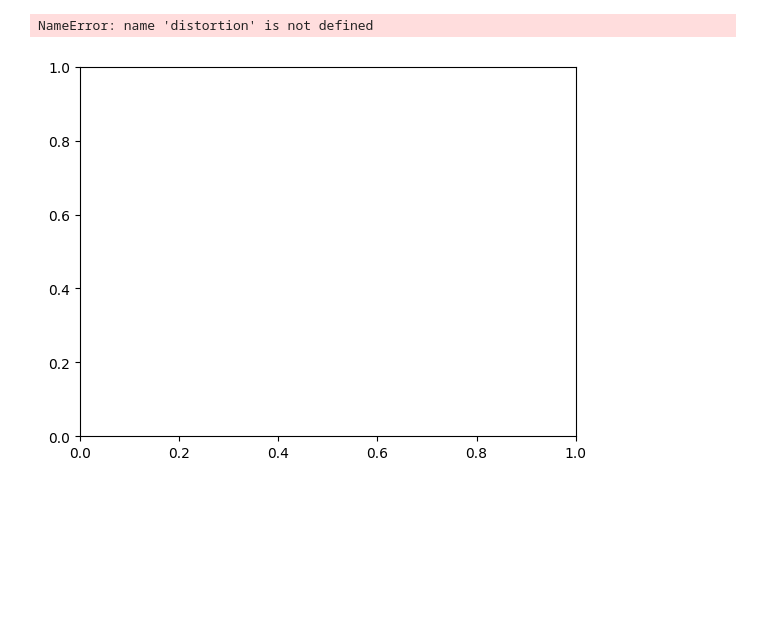
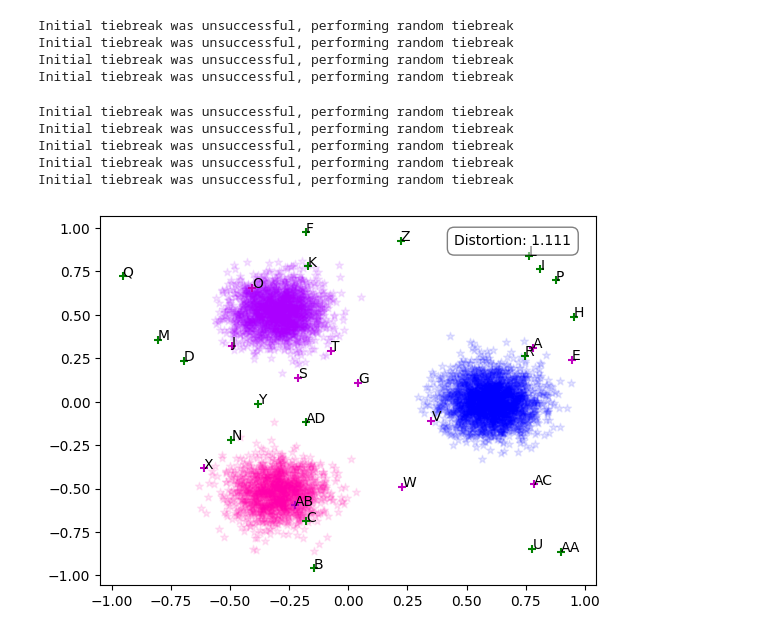
Before and after one commit to FayeAlephNil/bookish-spork, a Jupyter notebook: basics.ipynb, the cells around one changed output. Drawn from its saved outputs; the diff is of its cells as text; code cells hidden in the pictures; blank space fills up the shorter version.

```diff
--- a/basics.ipynb
+++ b/basics.ipynb
@@ -33,5 +9,24 @@ prof, cands, data = region_generator(region_3,200, ["A", "B", "C","D","E","F"],
-# %%
-from_region_to_display(region_1,election_type=STV,num_winners=1)
-# %% [output]
-NameError: name 'distortion' is not defined
-[figure, removed]
+# %%
+regions = tri_party(sigma=0.1)
+nation = Region.combine(regions.values())
+sim = Simulation(nation)
+national_vote,local_votes = sim.run_local_votes(30,6000)
+# %%
+local_elections_result = sim.run_local_elections(local_votes,num_winners=12,election_type=STV)
+# %% [output]
+Initial tiebreak was unsuccessful, performing random tiebreak
+Initial tiebreak was unsuccessful, performing random tiebreak
+Initial tiebreak was unsuccessful, performing random tiebreak
+Initial tiebreak was unsuccessful, performing random tiebreak
+# %%
+national_election_result = sim.run_national_election(national_vote,num_winners=12,election_type=STV)
+# %% [output]
+Initial tiebreak was unsuccessful, performing random tiebreak
+Initial tiebreak was unsuccessful, performing random tiebreak
+Initial tiebreak was unsuccessful, performing random tiebreak
+Initial tiebreak was unsuccessful, performing random tiebreak
+Initial tiebreak was unsuccessful, performing random tiebreak
+# %%
+sim.display(national_election_result)
+# %% [output]
+[figure, added]
```
Also changed, not shown: parts of 7 cells of this notebook.
